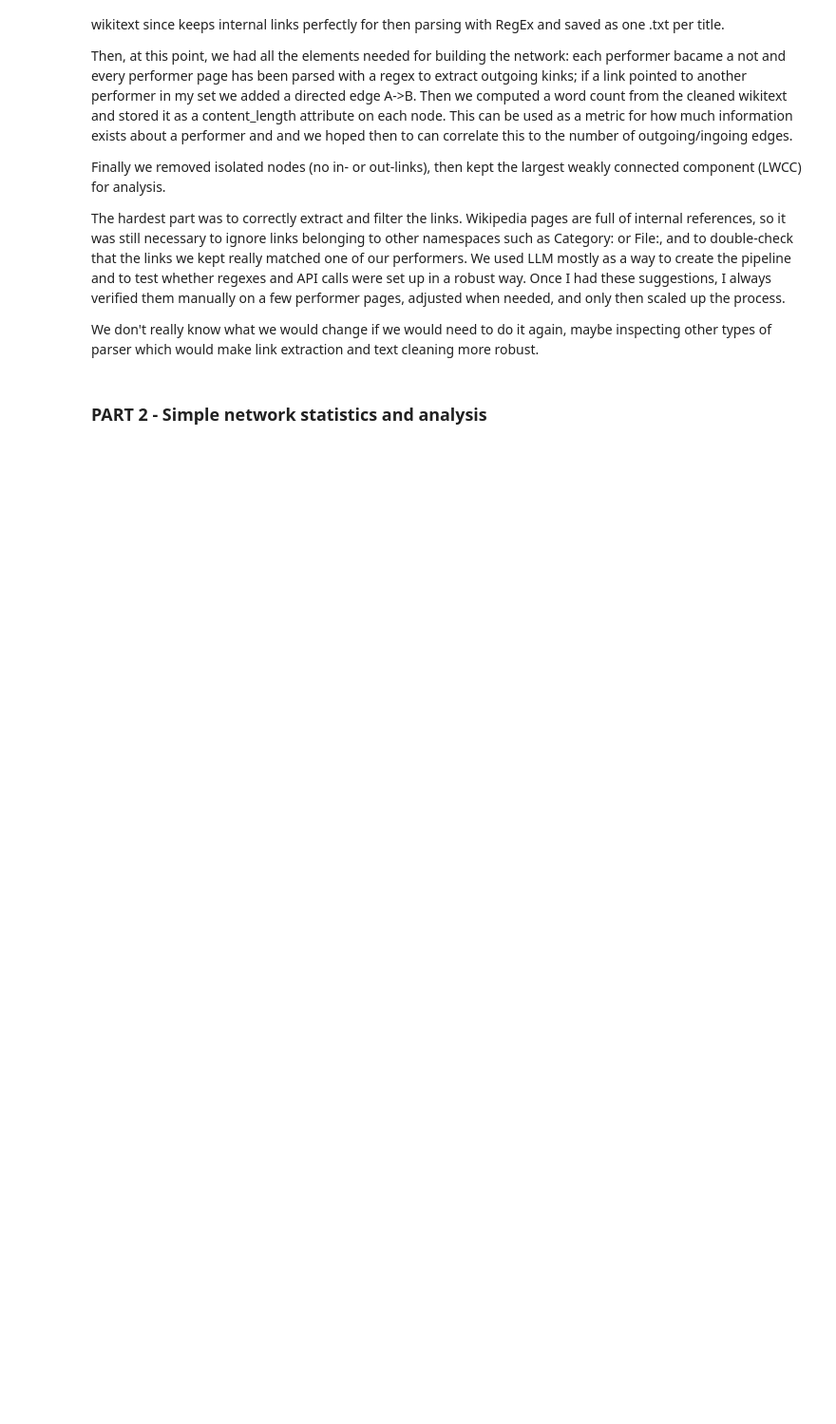
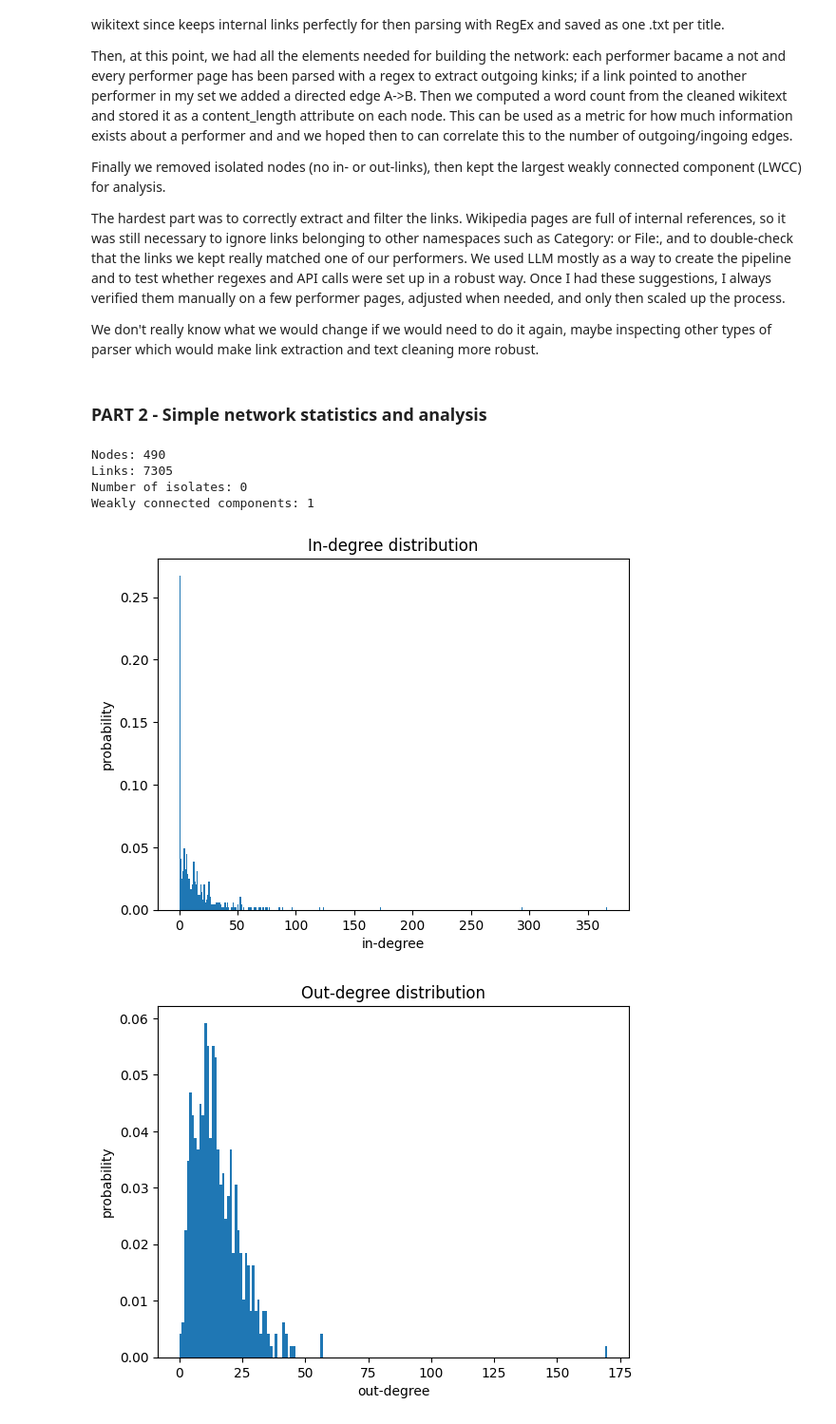
Before and after one commit to lovomanuel/sgi, a Jupyter notebook: Assignment1.ipynb, the cells around one changed output. Shown at 95% size. Saved outputs shown, nothing was run; the diff lists cells and outputs as text; code cells hidden in the pictures; blank space fills up the shorter version.

```diff
--- a/Assignment1.ipynb
+++ b/Assignment1.ipynb
@@ -55,3 +55,51 @@ We used LLM mostly as a way to create the pipeline and to test whether regexes a
 We don't really know what we would change if we would need to do it again, maybe inspecting other types of parser which would make link extraction and text cleaning more robust.
 # %% [markdown]
 ### PART 2 - Simple network statistics and analysis
+# %%
+import pandas as pd
+import networkx as nx
+import matplotlib.pyplot as plt
+
+nodes = pd.read_csv("https://raw.githubusercontent.com/lovomanuel/sgi/main/rock_data/nodes.csv")
+edges = pd.read_csv("https://raw.githubusercontent.com/lovomanuel/sgi/main/rock_data/edges.csv")
+
+G = nx.DiGraph()
+for _, row in nodes.iterrows():
+    G.add_node(row["id"], content_length=int(row["content_length"]))
+
+for _, row in edges.iterrows():
+    G.add_edge(row["source"], row["target"])
+# %%
+N = G.number_of_nodes()
+M = G.number_of_edges()
+print("Nodes:", N)
+print("Links:", M)
+
+isolates = [n for n, d in G.degree() if d == 0]
+print("Number of isolates:", len(isolates))
+
+num_wcc = nx.number_weakly_connected_components(G)
+print("Weakly connected components:", num_wcc)
+# %% [output]
+Nodes: 490
+Links: 7305
+Number of isolates: 0
+Weakly connected components: 1
+# %%
+in_deg  = [d for _, d in G.in_degree()]
+out_deg = [d for _, d in G.out_degree()]
+
+plt.figure()
+plt.hist(in_deg, bins=range(0, max(in_deg)+2), density=True)
+plt.title("In-degree distribution")
+plt.xlabel("in-degree"); plt.ylabel("probability")
+plt.show()
+
+plt.figure()
+plt.hist(out_deg, bins=range(0, max(out_deg)+2), density=True)
+plt.title("Out-degree distribution")
+plt.xlabel("out-degree"); plt.ylabel("probability")
+plt.show()
+# %% [output]
+[figure, added]
+[figure, added]
```
Also changed, not shown: parts of 8 cells of this notebook.
